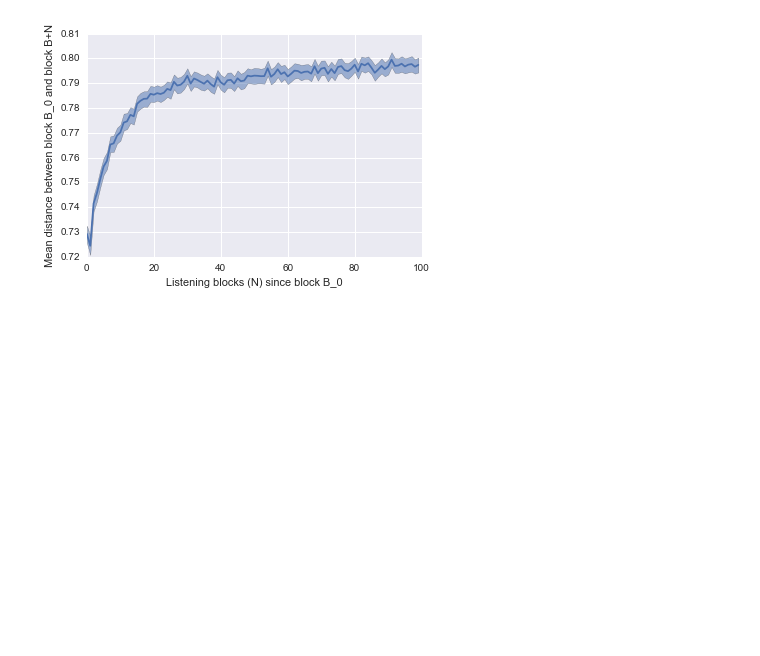
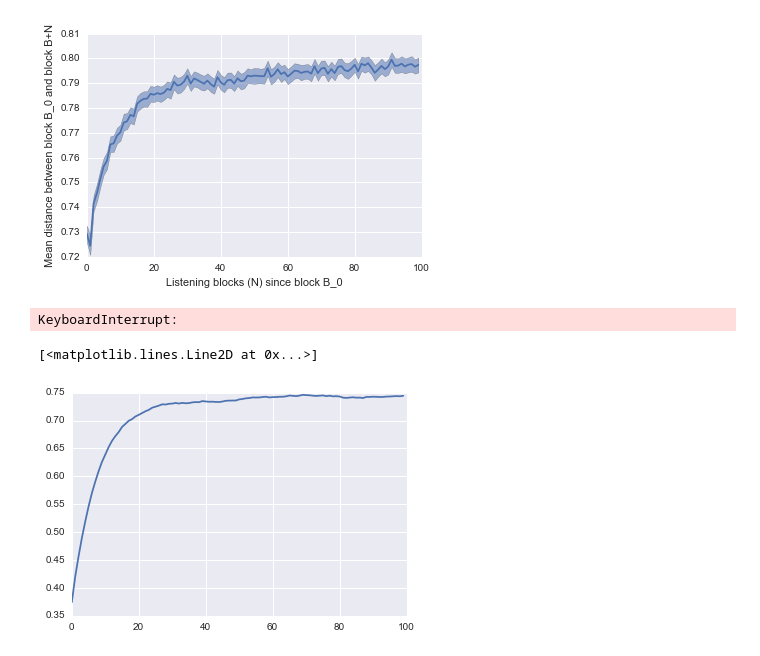
Before and after one commit to jlorince/MusicForaging, a Jupyter notebook: notebooks/my_listening.ipynb, the cells around one changed output. Cells and saved outputs as stored; diff of their text form; code cells hidden in the pictures; blank space fills up the shorter version.

```diff
--- a/notebooks/my_listening.ipynb
+++ b/notebooks/my_listening.ipynb
@@ -397,6 +397,23 @@ ax.set_ylabel('Mean distance between block B_0 and block B+N')
 # %% [output]
 <matplotlib.text.Text at 0x...>
 [figure]
+# %%
+result = []
+for i in xrange(len(test)-100):
+    first = test['artist_id'].iloc[i]
+    result.append(np.array(test['artist_id'][i+1:i+101].apply(lambda val: calc_sim(val,first))))
+# %% [output]
+KeyboardInterrupt:
+# %%
+result_arr = np.vstack(result)
+fig,ax = plt.subplots(1,1)
+ax.plot(np.nanmean(result_arr,0))
+#ax.fill_between(xrange(100),ci_lower,ci_upper,alpha=0.5)
+#ax.set_xlabel('Listening blocks (N) since block B_0')
+#ax.set_ylabel('Mean distance between block B_0 and block B+N')
+# %% [output]
+[<matplotlib.lines.Line2D at 0x...>]
+[figure, added]
 # %%
 new[['ts','dist']].set_index('ts').resample('M',how='mean').plot()
 # %% [output]
```
Also changed, not shown: parts of 3 cells of this notebook, 5 other files.
